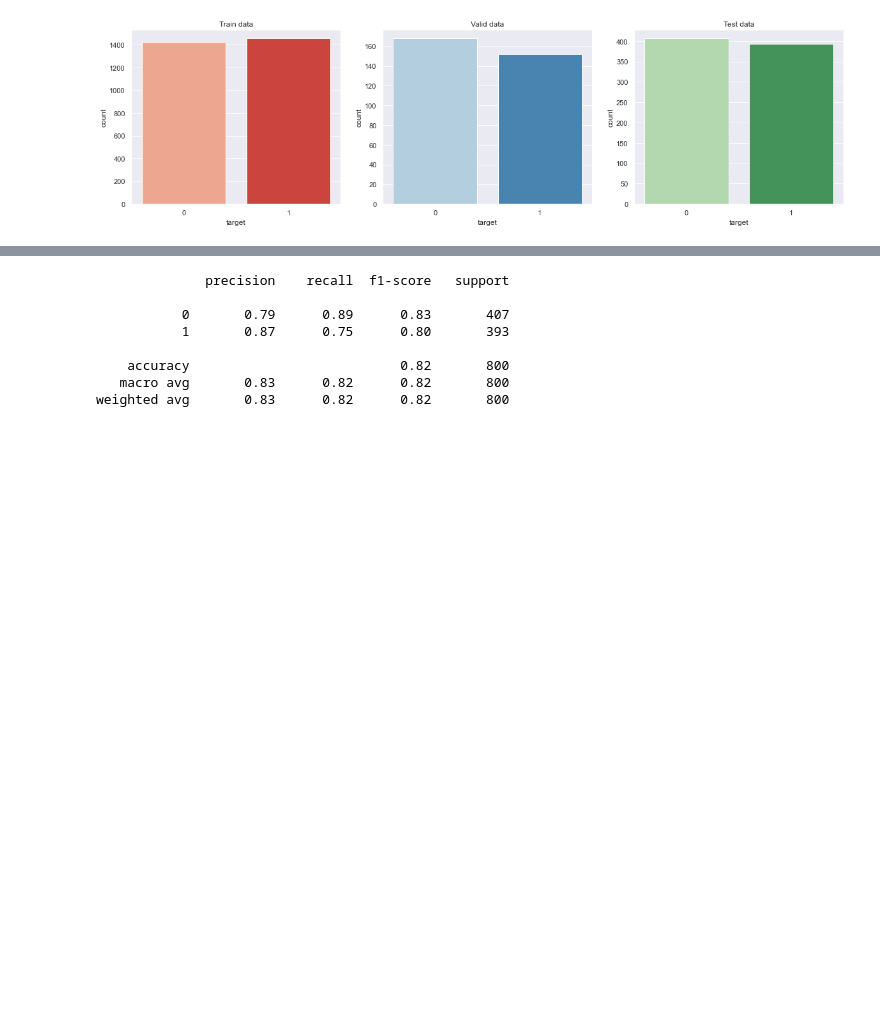
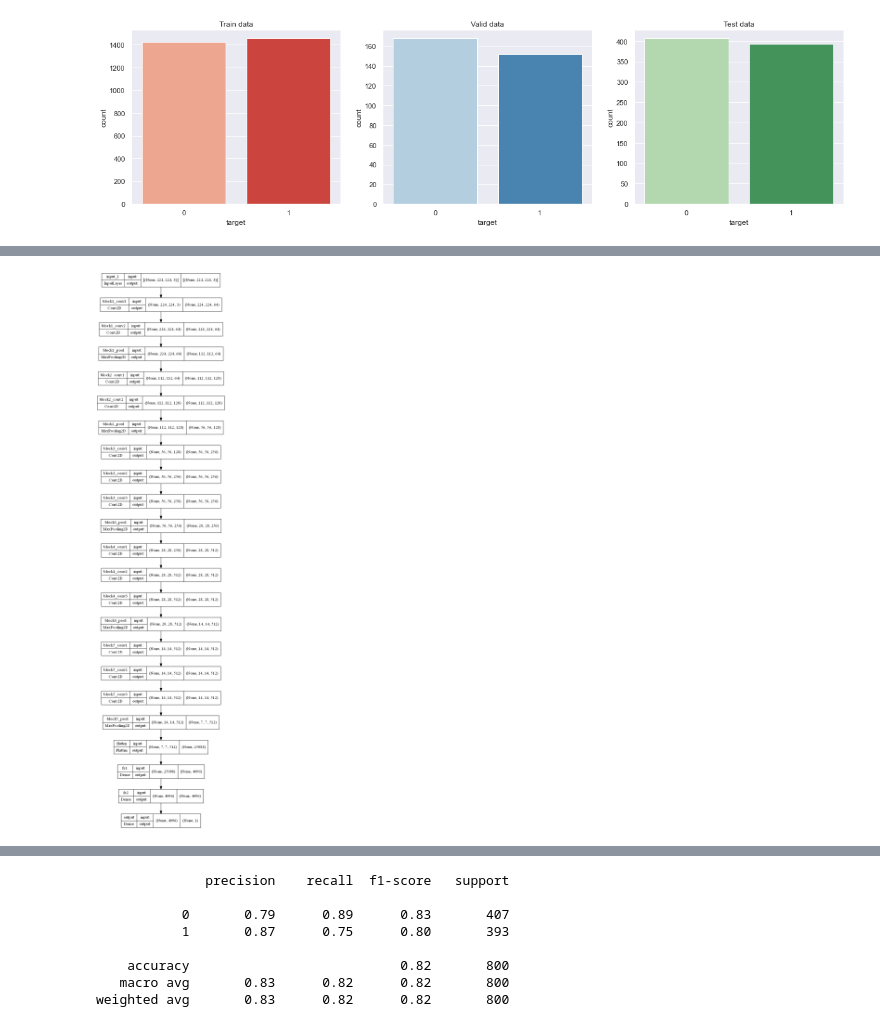
Before and after one commit to nimmitahsin1727/breast-cancer-VGG16, a Jupyter notebook: breast_cancer_with_pretrained_model.ipynb, the cells around one changed output, grey strips where cells are left out. Saved outputs shown, nothing was run; the diff lists cells and outputs as text; code cells hidden in the pictures; blank space fills up the shorter version.

```diff
--- a/breast_cancer_with_pretrained_model.ipynb
+++ b/breast_cancer_with_pretrained_model.ipynb
@@ -290,0 +226,41 @@ Loss and Optimizer
+# %%
+def create_vgg16_model(model_path=None):
+    """breif description.
+
+    Arguments
+    ---------
+    model_path : String
+      String containing the path of a model.
+
+    Returns
+    ---------
+    vgg_model: keras.engine.functional.Functional
+      Model containing ....
+    """
+    if model_path:
+        return tf.keras.models.load_model(model_path)
+    else:
+        """ Load VGG model with imagenet trained weights and without classifier/fully connected layers.
+        We will use this as feature extractor. """
+        base_model = tf.keras.applications.vgg16.VGG16(
+            weights='imagenet', # Load weights pre-trained on ImageNet.
+            input_shape=(224, 224, 3),
+        )
+
+        """ Make loaded layers as non-trainable. This is important as we want to work with pre-trained weights. """
+        for layer in base_model.layers:
+            layer.trainable = False
+
+        """ Add all layers to model except the output layer. """
+        new_model = keras.models.Sequential()
+        new_model._name="VGG16"
+
+        for layer in base_model.layers[0:-1]:
+            new_model.add(layer)
+
+        """ Add all layers to model except the output layer. """
+        new_model.add(layers.Dense(1, activation="sigmoid", name='output'))
+
+        return new_model
+
+vgg_model = create_vgg16_model("VGG16_model.h5")
@@ -290,0 +297,4 @@ Loss and Optimizer
+# %%
+plot_model(vgg_model, to_file="vgg16_model.png", show_shapes=True, dpi=100)
+# %% [output]
+[figure, added]
```
Also changed, not shown: parts of 47 cells of this notebook.
